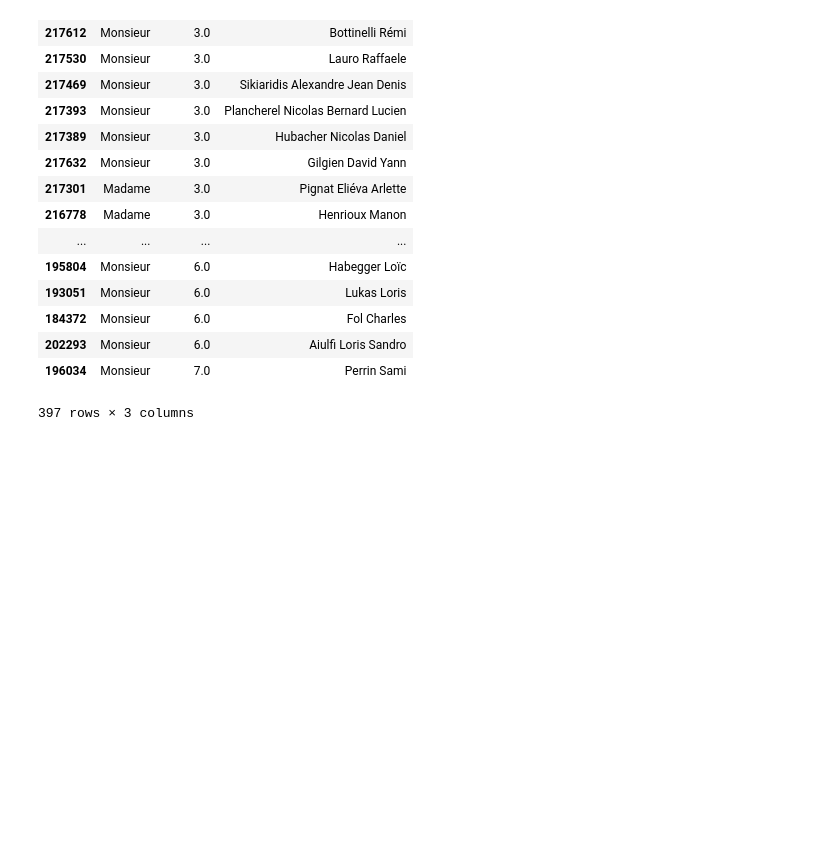
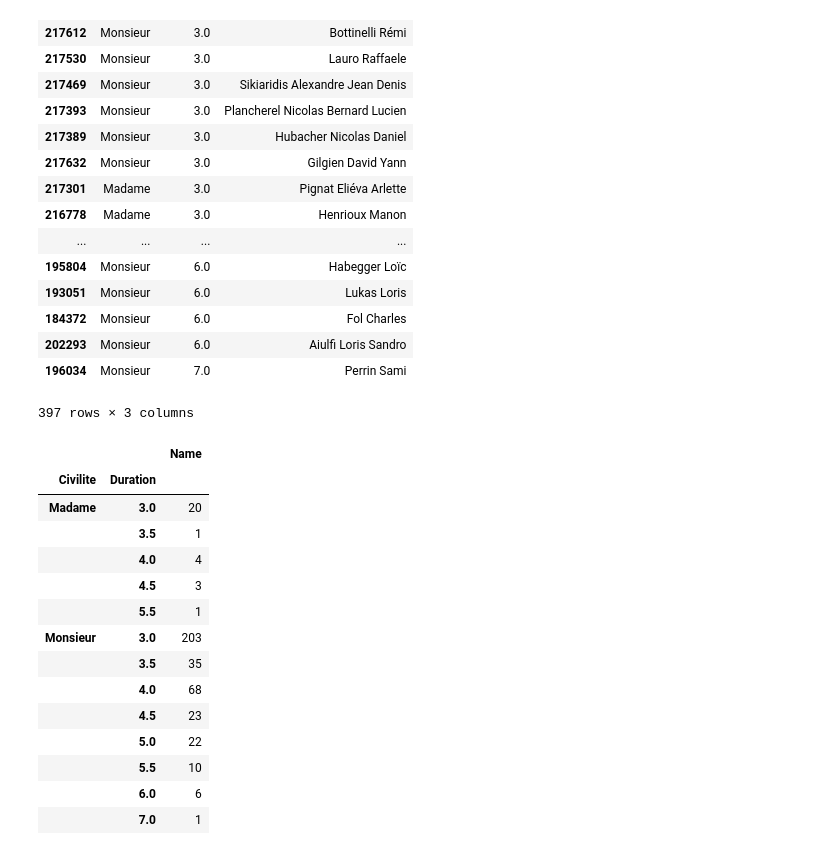
Before and after one commit to Gronlaen/data-analytics-homeworks, a Jupyter notebook: 02 - Data from the Web/Homework 2.ipynb, the cells around one changed output. Cells and saved outputs as stored; diff of their text form; code cells hidden in the pictures; blank space fills up the shorter version.

```diff
--- a/02 - Data from the Web/Homework 2.ipynb
+++ b/02 - Data from the Web/Homework 2.ipynb
@@ -124,3 +130,21 @@ result.sort_values('Duration')
 | 202293 | Monsieur | 6.0 | Aiulfi Loris Sandro |
 | 196034 | Monsieur | 7.0 | Perrin Sami |
 397 rows × 3 columns
+# %%
+result.groupby(['Civilite', 'Duration']).count()
+# %% [output]
+|  |  | Name |
+| Civilite | Duration |  |
+| Madame | 3.0 | 20 |
+|  | 3.5 | 1 |
+|  | 4.0 | 4 |
+|  | 4.5 | 3 |
+|  | 5.5 | 1 |
+| Monsieur | 3.0 | 203 |
+|  | 3.5 | 35 |
+|  | 4.0 | 68 |
+|  | 4.5 | 23 |
+|  | 5.0 | 22 |
+|  | 5.5 | 10 |
+|  | 6.0 | 6 |
+|  | 7.0 | 1 |
```
Also changed, not shown: parts of 5 cells of this notebook.
